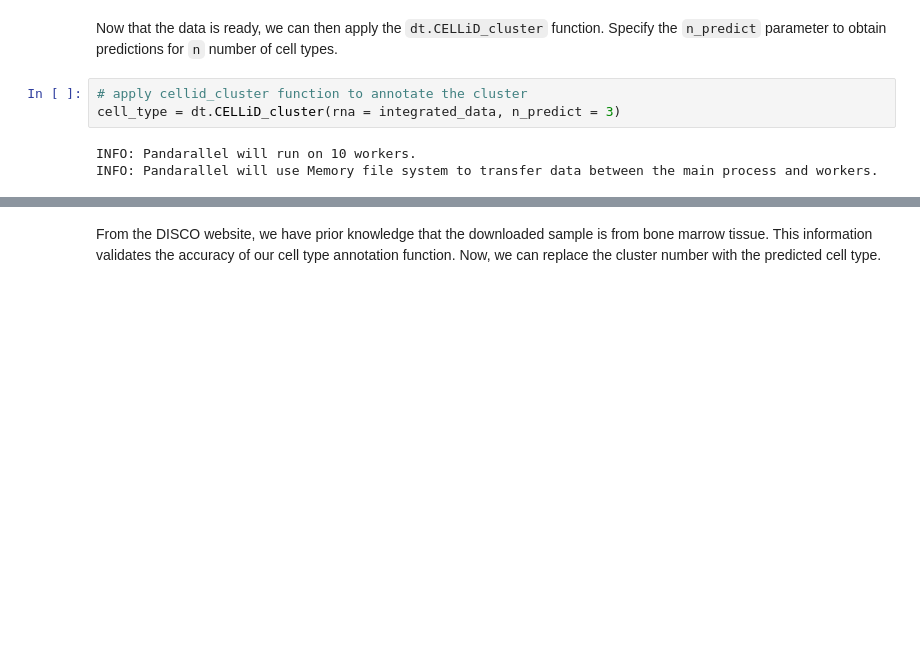
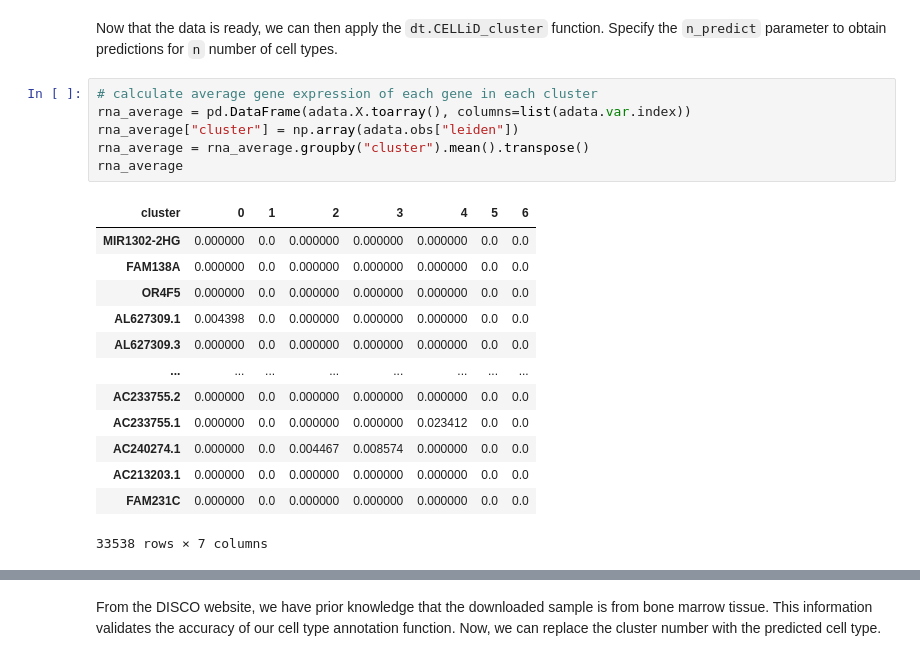
Before and after one commit to JinmiaoChenLab/DISCOtoolkit_py, a Jupyter notebook: docs/CELLiD_celltype_annotation.ipynb, the cells around one changed output, grey strips where cells are left out. Saved outputs shown, nothing was run; the diff lists cells and outputs as text; blank space fills up the shorter version.

```diff
--- a/docs/CELLiD_celltype_annotation.ipynb
+++ b/docs/CELLiD_celltype_annotation.ipynb
@@ -115,8 +95,22 @@ integrated_data.head()
 # %% [markdown]
 Now that the data is ready, we can then apply the `dt.CELLiD_cluster` function. Specify the `n_predict` parameter to obtain predictions for `n` number of cell types.
 # %%
-# apply cellid_cluster function to annotate the cluster
-cell_type = dt.CELLiD_cluster(rna = integrated_data, n_predict = 3)
+# calculate average gene expression of each gene in each cluster
+rna_average = pd.DataFrame(adata.X.toarray(), columns=list(adata.var.index))
+rna_average["cluster"] = np.array(adata.obs["leiden"])
+rna_average = rna_average.groupby("cluster").mean().transpose()
+rna_average
 # %% [output]
+| cluster | 0 | 1 | 2 | 3 | 4 | 5 | 6 |
+| MIR1302-2HG | 0.000000 | 0.0 | 0.000000 | 0.000000 | 0.000000 | 0.0 | 0.0 |
+| FAM138A | 0.000000 | 0.0 | 0.000000 | 0.000000 | 0.000000 | 0.0 | 0.0 |
+| OR4F5 | 0.000000 | 0.0 | 0.000000 | 0.000000 | 0.000000 | 0.0 | 0.0 |
+| AL627309.1 | 0.004398 | 0.0 | 0.000000 | 0.000000 | 0.000000 | 0.0 | 0.0 |
+| AL627309.3 | 0.000000 | 0.0 | 0.000000 | 0.000000 | 0.000000 | 0.0 | 0.0 |
+| ... | ... | ... | ... | ... | ... | ... | ... |
+| AC233755.2 | 0.000000 | 0.0 | 0.000000 | 0.000000 | 0.000000 | 0.0 | 0.0 |
+| AC233755.1 | 0.000000 | 0.0 | 0.000000 | 0.000000 | 0.023412 | 0.0 | 0.0 |
+| AC240274.1 | 0.000000 | 0.0 | 0.004467 | 0.008574 | 0.000000 | 0.0 | 0.0 |
+| AC213203.1 | 0.000000 | 0.0 | 0.000000 | 0.000000 | 0.000000 | 0.0 | 0.0 |
+| FAM231C | 0.000000 | 0.0 | 0.000000 | 0.000000 | 0.000000 | 0.0 | 0.0 |
-INFO: Pandarallel will run on 10 workers.
-INFO: Pandarallel will use Memory file system to transfer data between the main process and workers.
+33538 rows × 7 columns
```
Also changed, not shown: parts of 14 cells of this notebook, 4 other files.
